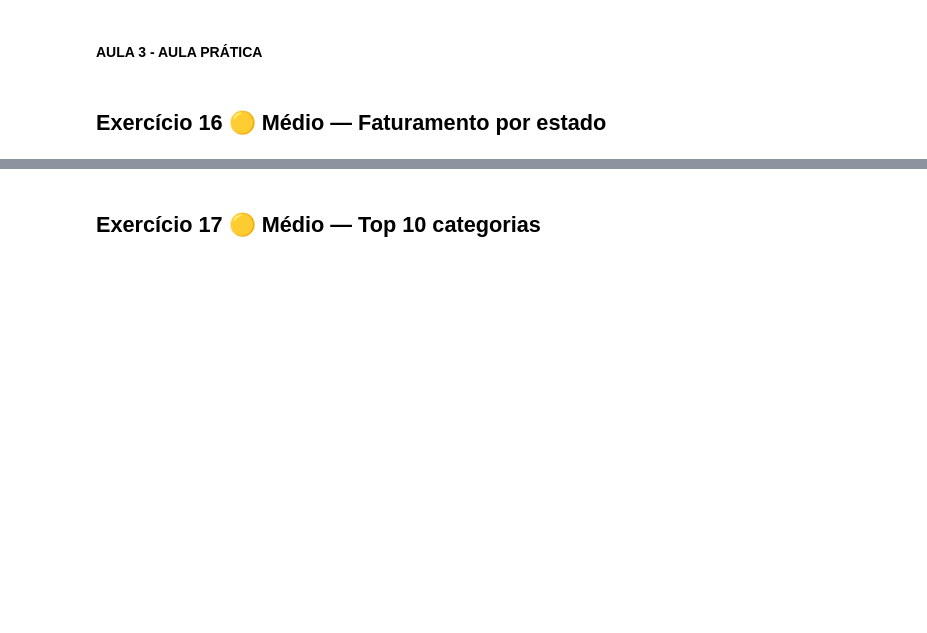
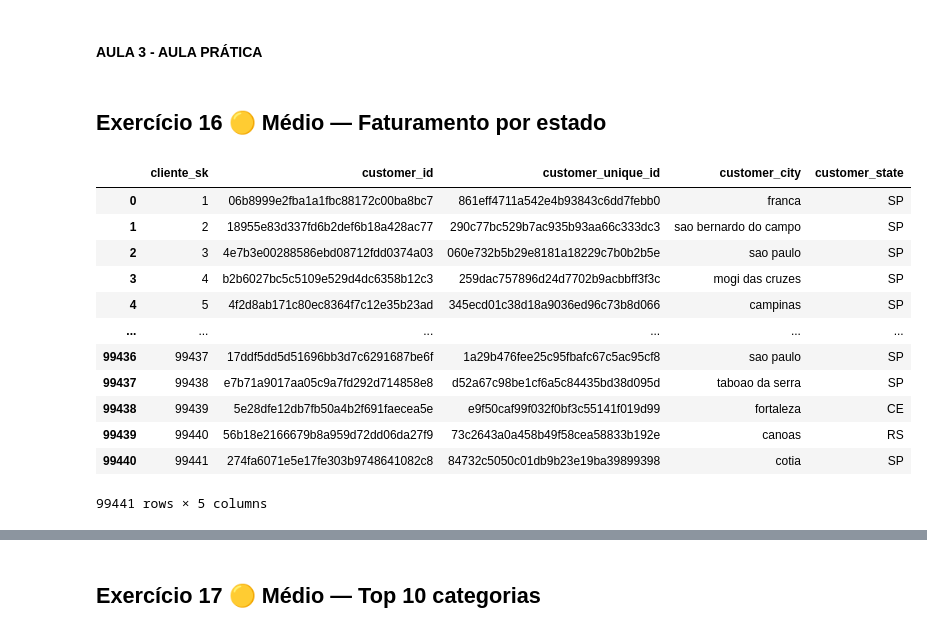
Before and after one commit to christianwislockioli-rgb/Estudo_SQL_SCTEC, a Jupyter notebook: Semana_9-main/Exercício/Semana9_Projeto_SQL_Aluno_Completo.ipynb, the cells around one changed output, grey strips where cells are left out. Cells and saved outputs as stored; diff of their text form; code cells hidden in the pictures; blank space fills up the shorter version.

```diff
--- a/Semana_9-main/Exercício/Semana9_Projeto_SQL_Aluno_Completo.ipynb
+++ b/Semana_9-main/Exercício/Semana9_Projeto_SQL_Aluno_Completo.ipynb
@@ -713,5 +784,25 @@ SELECT
 #### AULA 3 - AULA PRÁTICA
 # %% [markdown]
 ## Exercício 16 🟡 Médio — Faturamento por estado
+# %%
+con.sql("""
+SELECT
+
+FROM dim_cliente
+""").df()
+# %% [output]
+|  | cliente_sk | customer_id | customer_unique_id | customer_city | customer_state |
+| 0 | 1 | 06b8999e2fba1a1fbc88172c00ba8bc7 | 861eff4711a542e4b93843c6dd7febb0 | franca | SP |
+| 1 | 2 | 18955e83d337fd6b2def6b18a428ac77 | 290c77bc529b7ac935b93aa66c333dc3 | sao bernardo do campo | SP |
+| 2 | 3 | 4e7b3e00288586ebd08712fdd0374a03 | 060e732b5b29e8181a18229c7b0b2b5e | sao paulo | SP |
+| 3 | 4 | b2b6027bc5c5109e529d4dc6358b12c3 | 259dac757896d24d7702b9acbbff3f3c | mogi das cruzes | SP |
+| 4 | 5 | 4f2d8ab171c80ec8364f7c12e35b23ad | 345ecd01c38d18a9036ed96c73b8d066 | campinas | SP |
+| ... | ... | ... | ... | ... | ... |
+| 99436 | 99437 | 17ddf5dd5d51696bb3d7c6291687be6f | 1a29b476fee25c95fbafc67c5ac95cf8 | sao paulo | SP |
+| 99437 | 99438 | e7b71a9017aa05c9a7fd292d714858e8 | d52a67c98be1cf6a5c84435bd38d095d | taboao da serra | SP |
+| 99438 | 99439 | 5e28dfe12db7fb50a4b2f691faecea5e | e9f50caf99f032f0bf3c55141f019d99 | fortaleza | CE |
+| 99439 | 99440 | 56b18e2166679b8a959d72dd06da27f9 | 73c2643a0a458b49f58cea58833b192e | canoas | RS |
+| 99440 | 99441 | 274fa6071e5e17fe303b9748641082c8 | 84732c5050c01db9b23e19ba39899398 | cotia | SP |
+99441 rows × 5 columns
 # %%
 con.sql("""
```
Also changed, not shown: parts of 4 cells of this notebook.
